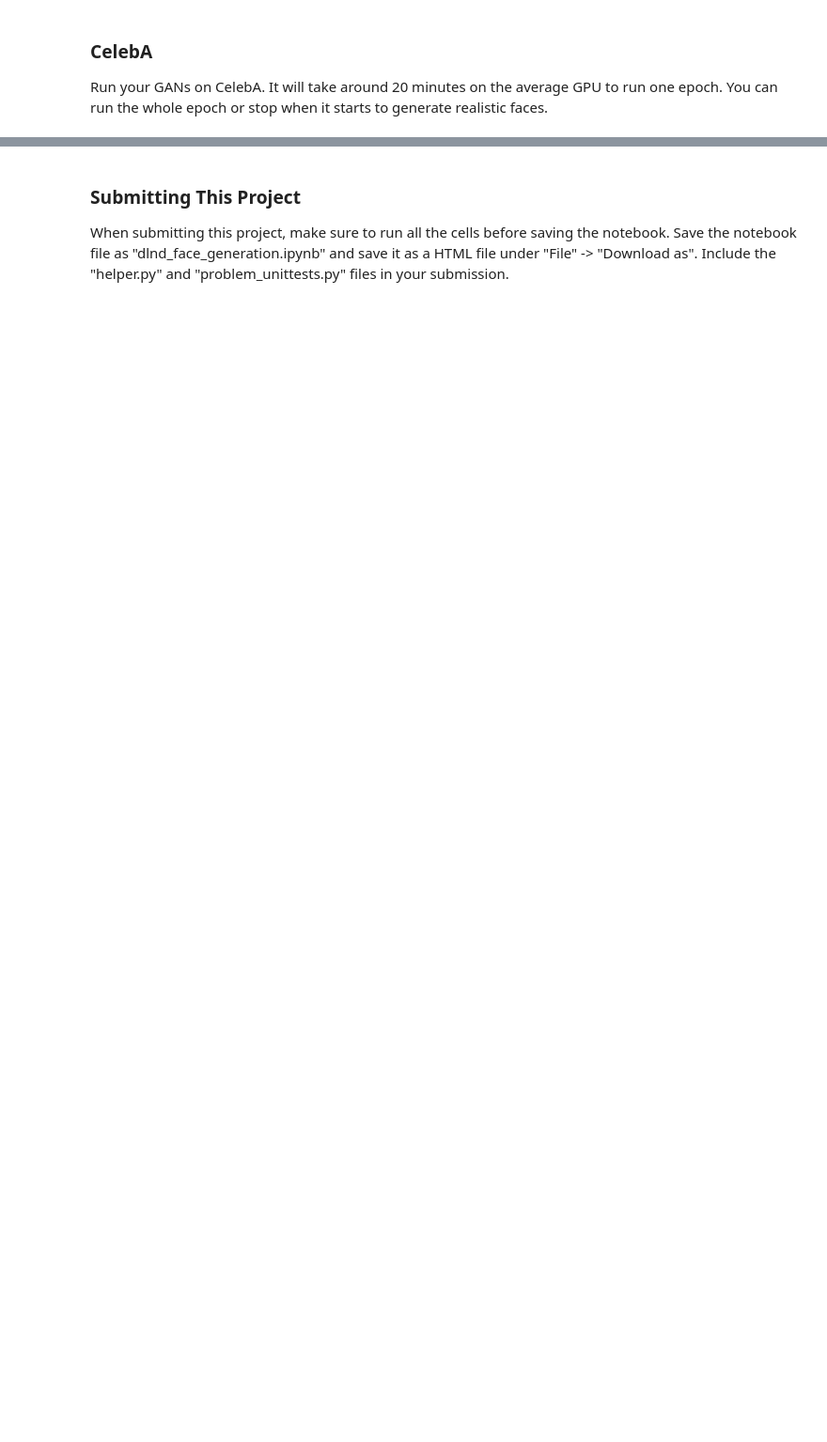
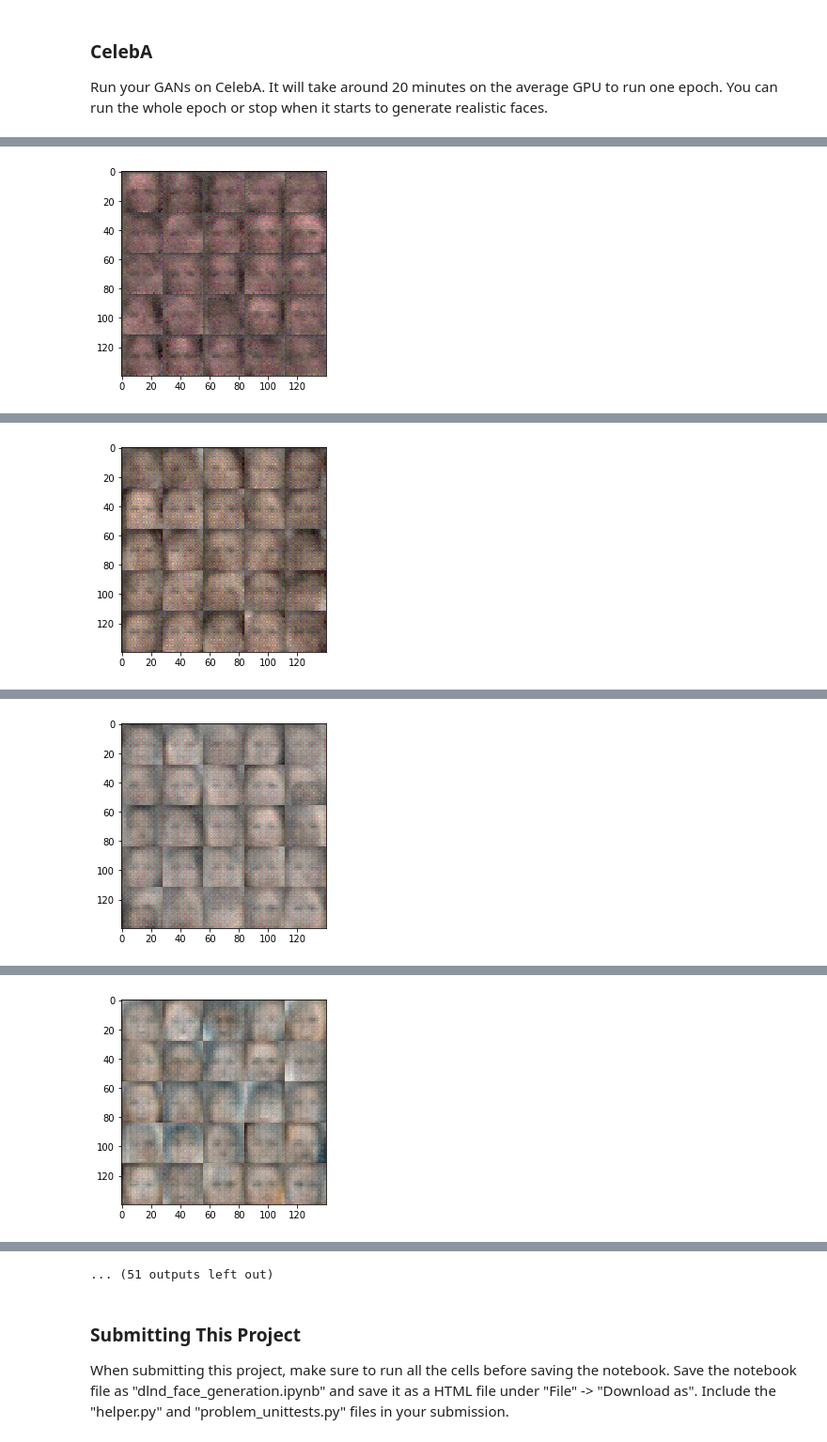
Before and after one commit to danresende/dlnd-projects, a Jupyter notebook: dlnd-project-5/dlnd_face_generation.ipynb, the cells around one changed output, grey strips where cells are left out. Shown at 94% size. Saved outputs shown, nothing was run; the diff lists cells and outputs as text; code cells hidden in the pictures; blank space fills up the shorter version.

```diff
--- a/dlnd-project-5/dlnd_face_generation.ipynb
+++ b/dlnd-project-5/dlnd_face_generation.ipynb
@@ -387,10 +422,10 @@ with tf.Graph().as_default():
 ### CelebA
 Run your GANs on CelebA.  It will take around 20 minutes on the average GPU to run one epoch.  You can run the whole epoch or stop when it starts to generate realistic faces.
 # %%
-batch_size = None
-z_dim = None
-learning_rate = None
-beta1 = None
+batch_size = 128
+z_dim = 100
+learning_rate = 0.0002
+beta1 = 0.5
 
 
 """
@@ -402,3 +437,4 @@ celeba_dataset = helper.Dataset('celeba', glob(os.path.join(data_dir, 'img_align
 with tf.Graph().as_default():
     train(epochs, batch_size, z_dim, learning_rate, beta1, celeba_dataset.get_batches,
           celeba_dataset.shape, celeba_dataset.image_mode)
+# %% [output]
@@ -404,0 +446 @@ with tf.Graph().as_default():
+[figure, added]
@@ -404,0 +452 @@ with tf.Graph().as_default():
+[figure, added]
@@ -404,0 +458 @@ with tf.Graph().as_default():
+[figure, added]
@@ -404,0 +464 @@ with tf.Graph().as_default():
+[figure, added]
@@ -405,3 +477,4 @@ with tf.Graph().as_default():
+... (51 outputs left out)
 # %% [markdown]
 ### Submitting This Project
 When submitting this project, make sure to run all the cells before saving the notebook. Save the notebook file as "dlnd_face_generation.ipynb" and save it as a HTML file under "File" -> "Download as". Include the "helper.py" and "problem_unittests.py" files in your submission.
```
Also changed, not shown: parts of 9 cells of this notebook, 1 other file.
